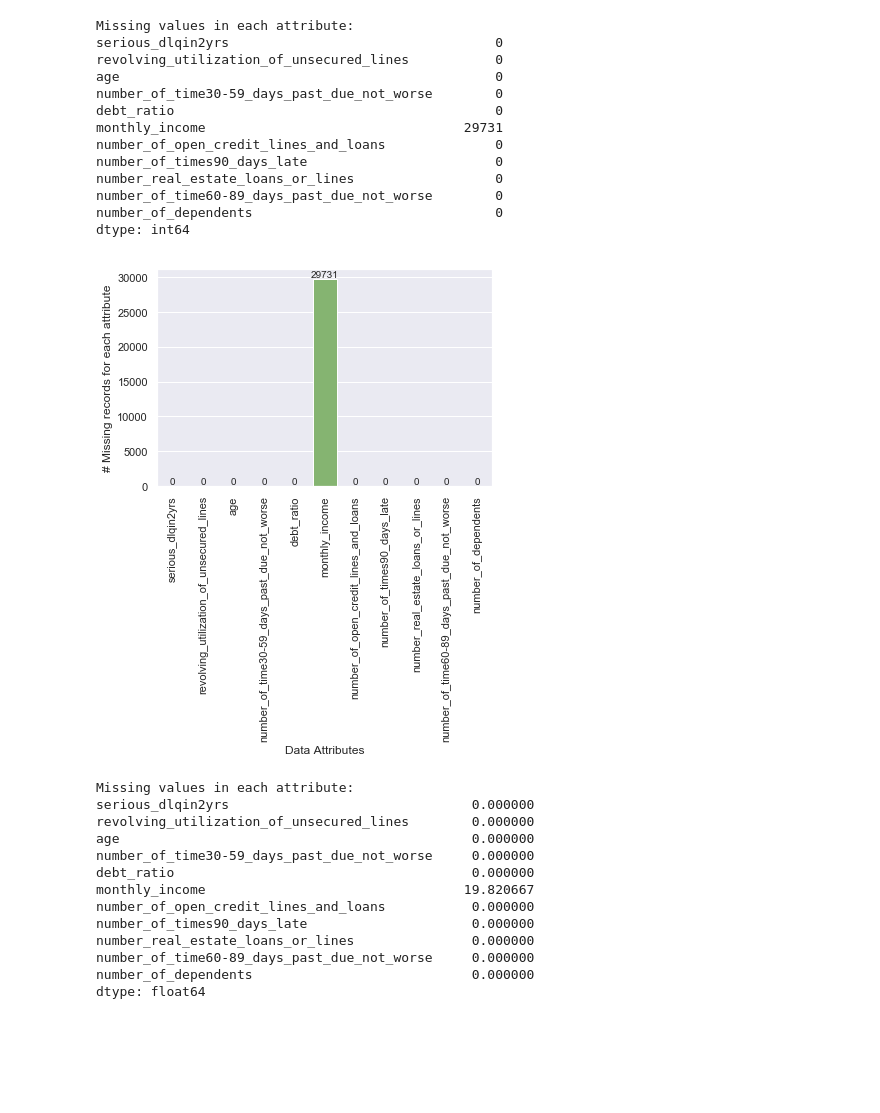
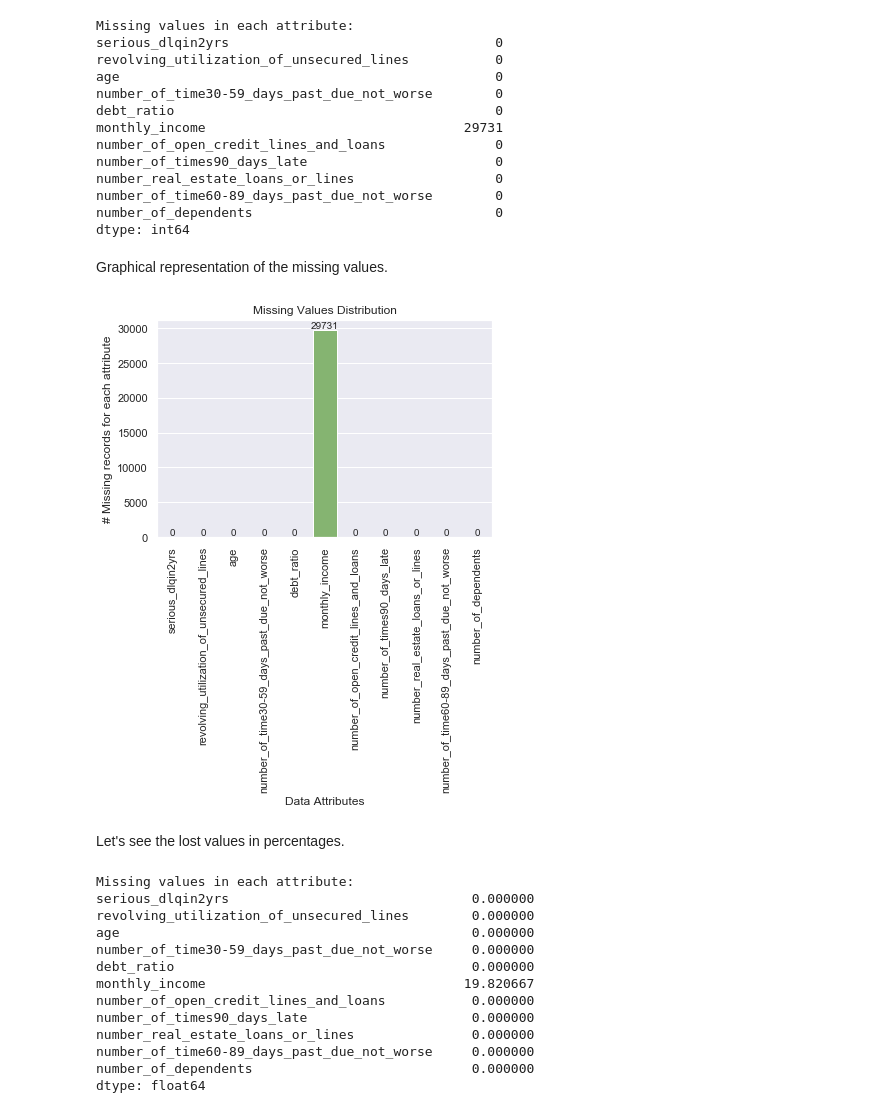
Before and after one commit to yaninaiberra/Fligoo_EDA, a Jupyter notebook: Fligoo_TechInterview_Credit.ipynb, the cells around one changed output. Drawn from its saved outputs; the diff is of its cells as text; code cells hidden in the pictures; blank space fills up the shorter version.

```diff
--- a/Fligoo_TechInterview_Credit.ipynb
+++ b/Fligoo_TechInterview_Credit.ipynb
@@ -349,25 +324,28 @@ number_real_estate_loans_or_lines                  0
 number_of_time60-89_days_past_due_not_worse        0
 number_of_dependents                               0
 dtype: int64
+# %% [markdown]
+Graphical representation of the missing values.
 # %%
-# Graphical representation of the missing values.
 x = borrowers.columns
 y = borrowers.isnull().sum()
 sns.set()
-sns.barplot(x,y, palette='summer')
+sns.barplot(x,y, palette='summer').set_title('Missing Values Distribution')
 ax = plt.gca()
 for p in ax.patches:
     height = p.get_height()
     ax.text(p.get_x() + p.get_width()/2.,
             height + 2,
             int(height),
             fontsize=10, ha='center', va='bottom')
 ax.set_xlabel("Data Attributes")
 ax.set_ylabel("# Missing records for each attribute")
 plt.xticks(rotation=90)
 plt.show()
 # %% [output]
-[figure, old version]
+[figure, new version]
+# %% [markdown]
+Let's see the lost values in percentages.
 # %%
 print(f"Missing values in each attribute: \n{borrowers.isnull().sum() / row * 100}")
 # %% [output]
```
Also changed, not shown: parts of 91 cells of this notebook.
